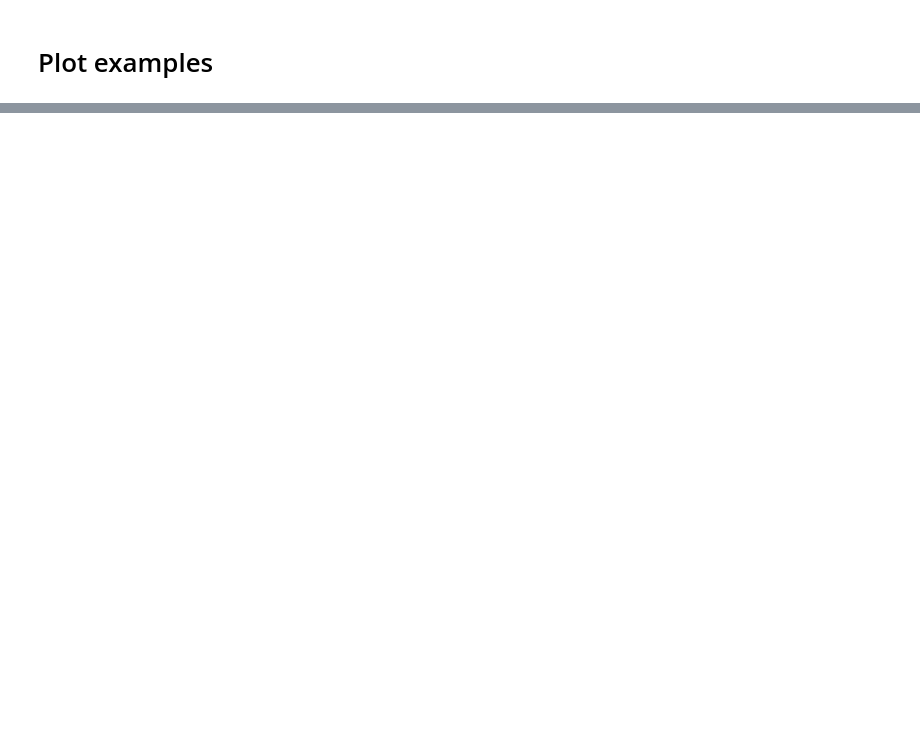
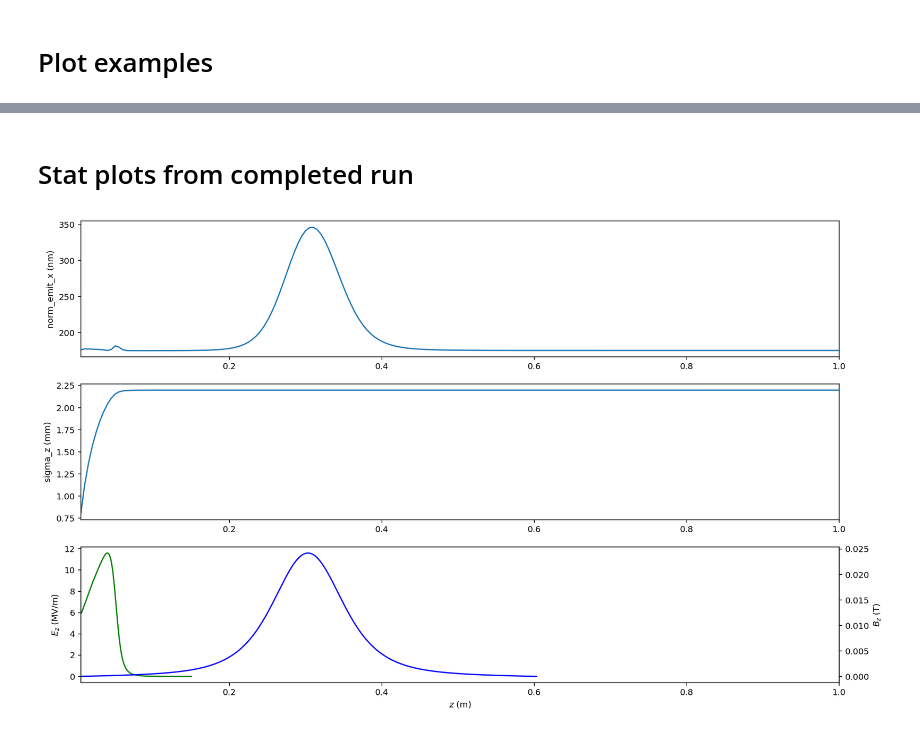
Before and after one commit to ChristopherMayes/lume-astra, a Jupyter notebook: examples/plot_examples.ipynb, the cells around one changed output, grey strips where cells are left out. Saved outputs shown, nothing was run; the diff lists cells and outputs as text; code cells hidden in the pictures; blank space fills up the shorter version.

Commit message:
Stat plot

```diff
--- a/examples/plot_examples.ipynb
+++ b/examples/plot_examples.ipynb
@@ -19,4 +16,7 @@ matplotlib.rcParams['figure.figsize'] = (16,4)
 import os
 # %%
 # Input template file
-MY_TEMPLATE = os.path.join(template_dir, 'dcgun/astra.in')
+ASTRA_IN = os.path.join(template_dir, 'dcgun/astra.in')
+
+# Make an Astra object
+A = Astra(input_file=ASTRA_IN)
@@ -30,0 +29,18 @@ plot_fieldmaps(A.input)
+# %% [markdown]
+# Stat plots from completed run
+# %%
+# Run Astra with Distgen
+DISTGEN_IN = os.path.join(template_dir, 'dcgun/distgen.yaml')
+
+
+settings = {'zstop':1, 'zemit':200, 'zphase':1, 'phases':True}
+settings['n_particle'] = 2000
+
+A2 = run_astra_with_distgen(settings=settings, astra_input_file=ASTRA_IN,
+                              distgen_input_file=DISTGEN_IN)
+# %%
+
+matplotlib.rcParams['figure.figsize'] = (16,10)
+plot_stats(A2)
+# %% [output]
+[figure, added]
```
Also changed, not shown: parts of 5 cells of this notebook, 1 other file.
